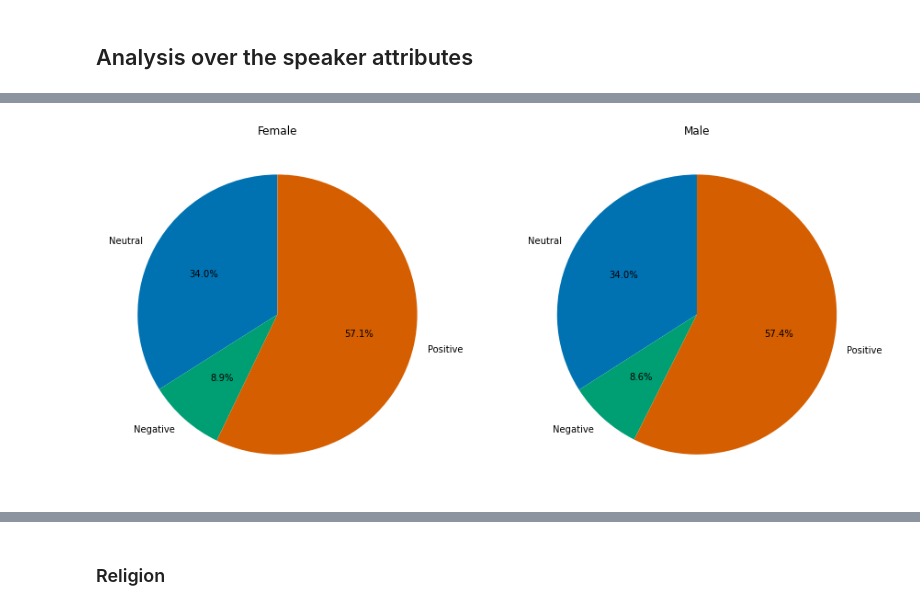
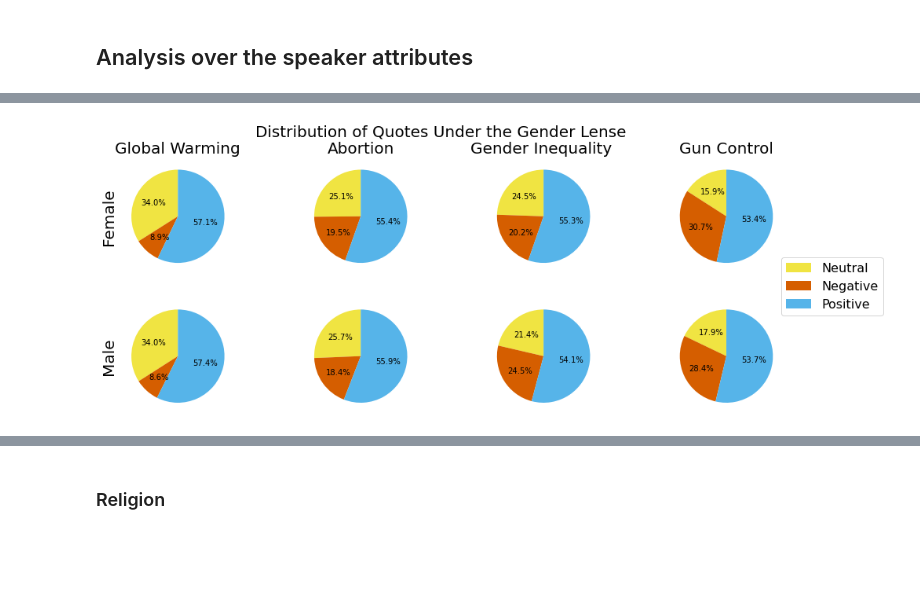
Before and after one commit to epfl-ada/ada-2021-project-272, a Jupyter notebook: Project.ipynb, the cells around one changed output, grey strips where cells are left out. Saved outputs shown, nothing was run; the diff lists cells and outputs as text; code cells hidden in the pictures; blank space fills up the shorter version.

Commit message:
Updated Figures and Added Comments

```diff
--- a/Project.ipynb
+++ b/Project.ipynb
@@ -830,21 +827,99 @@ None
 # %%
+## Global Warming
+# add a gender column with 'female', 'male', or 'other' attributes instead of the IDs
 gw_at['sex']=gw_at['gender'].apply(lambda x: 'male' if x=='[\'Q6581097\']' else 'female').copy()
 gw_gen=gw_at[gw_at['sex'].isin(['male','female'])].copy()
+# split quotes into positive, negative and neutral
 positive_gw_gen=gw_gen[gw_gen['compound scores']>=0.05]
 negative_gw_gen=gw_gen[gw_gen['compound scores']<=-0.05]
 neutral_gw_gen=gw_gen[np.abs(gw_gen['compound scores'])< 0.05]
+# calculate the distribution of the three types of quotes for female and male
+sizes_f_gw = [positive_gw_gen.groupby('sex').count()['quotation'].female/gw_gen.groupby('sex').count()['quotation'].female,negative_gw_gen.groupby('sex').count()['quotation'].female/gw_gen.groupby('sex').count()['quotation'].female,neutral_gw_gen.groupby('sex').count()['quotation'].female/neutral_gw_gen.groupby('sex').count()['quotation'].female]
+sizes_m_gw = [positive_gw_gen.groupby('sex').count()['quotation'].male/gw_gen.groupby('sex').count()['quotation'].male,negative_gw_gen.groupby('sex').count()['quotation'].male/gw_gen.groupby('sex').count()['quotation'].male,neutral_gw_gen.groupby('sex').count()['quotation'].male/neutral_gw_gen.groupby('sex').count()['quotation'].male]
 
+## Abortion
+# add a gender column with 'female', 'male', or 'other' attributes instead of the IDs
+ab_at['sex']=ab_at['gender'].apply(lambda x: 'male' if x=='[\'Q6581097\']' else 'female').copy()
+ab_gen=ab_at[ab_at['sex'].isin(['male','female'])].copy()
+# split quotes into positive, negative and neutral
+positive_ab_gen=ab_gen[ab_gen['compound scores']>=0.05]
+negative_ab_gen=ab_gen[ab_gen['compound scores']<=-0.05]
+neutral_ab_gen=ab_gen[np.abs(ab_gen['compound scores'])< 0.05]
+# calculate the distribution of the three types of quotes for female and male
+sizes_f_ab = [positive_ab_gen.groupby('sex').count()['quotation'].female/ab_gen.groupby('sex').count()['quotation'].female,negative_ab_gen.groupby('sex').count()['quotation'].female/ab_gen.groupby('sex').count()['quotation'].female,neutral_ab_gen.groupby('sex').count()['quotation'].female/neutral_ab_gen.groupby('sex').count()['quotation'].female]
+sizes_m_ab = [positive_ab_gen.groupby('sex').count()['quotation'].male/ab_gen.groupby('sex').count()['quotation'].male,negative_ab_gen.groupby('sex').count()['quotation'].male/ab_gen.groupby('sex').count()['quotation'].male,neutral_ab_gen.groupby('sex').count()['quotation'].male/neutral_ab_gen.groupby('sex').count()['quotation'].male]
+
+## Gender Inequality
+# add a gender column with 'female', 'male', or 'other' attributes instead of the IDs
+gi_at['sex']=gi_at['gender'].apply(lambda x: 'male' if x=='[\'Q6581097\']' else 'female').copy()
+gi_gen=gi_at[gi_at['sex'].isin(['male','female'])].copy()
+# split quotes into positive, negative and neutral
+positive_gi_gen=gi_gen[gi_gen['compound scores']>=0.05]
+negative_gi_gen=gi_gen[gi_gen['compound scores']<=-0.05]
+neutral_gi_gen=gi_gen[np.abs(gi_gen['compound scores'])< 0.05]
+# calculate the distribution of the three types of quotes for female and male
+sizes_f_gi = [positive_gi_gen.groupby('sex').count()['quotation'].female/gi_gen.groupby('sex').count()['quotation'].female,negative_gi_gen.groupby('sex').count()['quotation'].female/gi_gen.groupby('sex').count()['quotation'].female,neutral_gi_gen.groupby('sex').count()['quotation'].female/neutral_gi_gen.groupby('sex').count()['quotation'].female]
+sizes_m_gi = [positive_gi_gen.groupby('sex').count()['quotation'].male/gi_gen.groupby('sex').count()['quotation'].male,negative_gi_gen.groupby('sex').count()['quotation'].male/gi_gen.groupby('sex').count()['quotation'].male,neutral_gi_gen.groupby('sex').count()['quotation'].male/neutral_gi_gen.groupby('sex').count()['quotation'].male]
+
+
+## Gun Control
+# add a gender column with 'female', 'male', or 'other' attributes instead of the IDs
+gc_at['sex']=gc_at['gender'].apply(lambda x: 'male' if x=='[\'Q6581097\']' else 'female').copy()
+gc_gen=gc_at[gc_at['sex'].isin(['male','female'])].copy()
+# split quotes into positive, negative and neutral
+positive_gc_gen=gc_gen[gc_gen['compound scores']>=0.05]
+negative_gc_gen=gc_gen[gc_gen['compound scores']<=-0.05]
+neutral_gc_gen=gc_gen[np.abs(gc_gen['compound scores'])< 0.05]
+# calculate the distribution of the three types of quotes for female and male
+sizes_f_gc = [positive_gc_gen.groupby('sex').count()['quotation'].female/gc_gen.groupby('sex').count()['quotation'].female,negative_gc_gen.groupby('sex').count()['quotation'].female/gc_gen.groupby('sex').count()['quotation'].female,neutral_gc_gen.groupby('sex').count()['quotation'].female/neutral_gc_gen.groupby('sex').count()['quotation'].female]
+sizes_m_gc = [positive_gc_gen.groupby('sex').count()['quotation'].male/gc_gen.groupby('sex').count()['quotation'].male,negative_gc_gen.groupby('sex').count()['quotation'].male/gc_gen.groupby('sex').count()['quotation'].male,neutral_gc_gen.groupby('sex').count()['quotation'].male/neutral_gc_gen.groupby('sex').count()['quotation'].male]
+
+# Pie chart
 labels = ['Neutral', 'Negative','Positive']
-sizes_f = [positive_gw_gen.groupby('sex').count()['quotation'].female/gw_gen.groupby('sex').count()['quotation'].female,negative_gw_gen.groupby('sex').count()['quotation'].female/gw_gen.groupby('sex').count()['quotation'].female,neutral_gw_gen.groupby('sex').count()['quotation'].female/neutral_gw_gen.groupby('sex').count()['quotation'].female]
-sizes_m = [positive_gw_gen.groupby('sex').count()['quotation'].male/gw_gen.groupby('sex').count()['quotation'].male,negative_gw_gen.groupby('sex').count()['quotation'].male/gw_gen.groupby('sex').count()['quotation'].male,neutral_gw_gen.groupby('sex').count()['quotation'].male/neutral_gw_gen.groupby('sex').count()['quotation'].male]
+fig, axs=plt.subplots(2,4,figsize=(16,6))
 
-fig=plt.subplots(1,2,figsize=(15,10))
-plt.subplot(1, 2, 1)
-plt.pie(sizes_f, labels=labels, autopct='%1.1f%%', startangle=90)
-plt.title('Female')
-plt.subplot(1, 2, 2)
-plt.pie(sizes_m, labels=labels, autopct='%1.1f%%', startangle=90)
-plt.title('Male')
+# plot for Global Warming split into female and male
+axs[0,0].pie(sizes_f_gw, autopct='%1.1f%%', startangle=90, colors = ['C4', 'C2', 'C5'], textprops={'fontsize': 10})
+axs[1,0].pie(sizes_m_gw,  autopct='%1.1f%%', startangle=90, colors = ['C4', 'C2', 'C5'], textprops={'fontsize': 10})
+# set local title
+axs[0,0].set_title('Global Warming', fontsize = 20)
+
+# set the ylabels for all the pie charts
+axs[0,0].set_ylabel('Female', fontsize = 20)
+axs[1,0].set_ylabel('Male', fontsize = 20)
+
+# plot for Abortion split into female and male
+axs[0,1].pie(sizes_f_ab,  autopct='%1.1f%%', startangle=90, colors = ['C4', 'C2', 'C5'], textprops={'fontsize': 10})
+axs[1,1].pie(sizes_m_ab,  autopct='%1.1f%%', startangle=90,colors = ['C4', 'C2', 'C5'], textprops={'fontsize': 10})
+# set local title
+axs[0,1].set_title('Abortion' , fontsize = 20)
+
+# plot for Gender Inequality split into female and male
+axs[0,2].pie(sizes_f_gi, autopct='%1.1f%%', startangle=90, colors = ['C4', 'C2', 'C5'], textprops={'fontsize': 10})
+axs[1,2].pie(sizes_m_gi,  autopct='%1.1f%%', startangle=90, colors = ['C4', 'C2', 'C5'], textprops={'fontsize': 10})
+# set local title
+axs[0,2].set_title('Gender Inequality ', fontsize = 20)
+
+# plot for Gun Control split into female and male
+axs[0,3].pie(sizes_f_gc, autopct='%1.1f%%', startangle=90, colors = ['C4', 'C2', 'C5'], textprops={'fontsize': 10})
+axs[1,3].pie(sizes_m_gc, autopct='%1.1f%%', startangle=90,colors = ['C4', 'C2', 'C5'], textprops={'fontsize': 10})
+# set local title
+axs[0,3].set_title('Gun Control' , fontsize = 20)
+
+# include legend with the labels corresponding to the slices of the pie chart
+plt.legend(labels, loc = 1, bbox_to_anchor=(1.4, 0.9, 0.5, 0.5), fontsize = 16)
+
+# set global title
+plt.suptitle('Distribution of Quotes Under the Gender Lens', fontsize= 20)
+
 plt.show()
+
+plt.tight_layout()
+
+None
+
+# save
+fig.savefig('Figures/dist_quotes_gender.jpeg', dpi = 200)
+fig.savefig('Figures/dist_quotes_gender.pdf')
 # %% [output]
-[figure, old version]
+[figure, new version]
```
Also changed, not shown: parts of 62 cells of this notebook.
